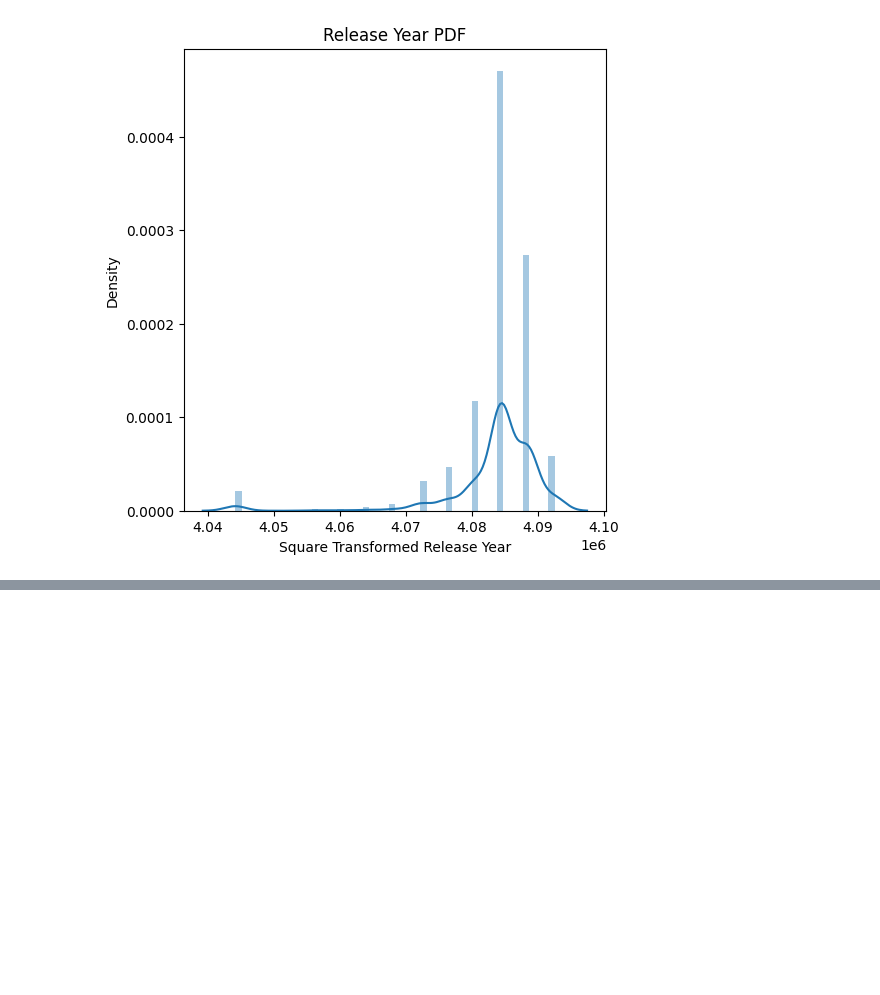
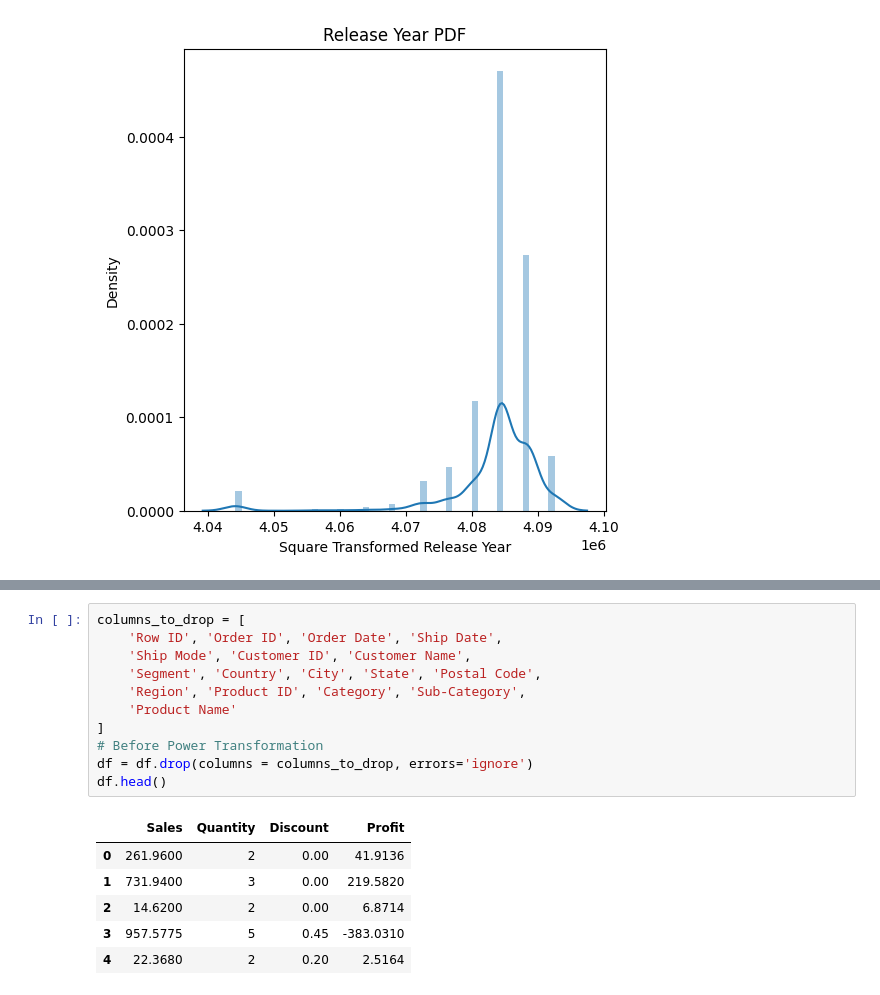
Before and after one commit to SumanGouda/Scikit-Learn-, a Jupyter notebook: DATA PROCESSING/Practice data engineering notebook.ipynb, the cells around one changed output, grey strips where cells are left out. Drawn from its saved outputs; the diff is of its cells as text; blank space fills up the shorter version.

```diff
--- a/DATA PROCESSING/Practice data engineering notebook.ipynb
+++ b/DATA PROCESSING/Practice data engineering notebook.ipynb
@@ -68,0 +80,18 @@ plt.show()
+# %%
+columns_to_drop = [
+    'Row ID', 'Order ID', 'Order Date', 'Ship Date',
+    'Ship Mode', 'Customer ID', 'Customer Name',
+    'Segment', 'Country', 'City', 'State', 'Postal Code',
+    'Region', 'Product ID', 'Category', 'Sub-Category',
+    'Product Name'
+]
+# Before Power Transformation
+df = df.drop(columns = columns_to_drop, errors='ignore')
+df.head()
+# %% [output]
+|  | Sales | Quantity | Discount | Profit |
+| 0 | 261.9600 | 2 | 0.00 | 41.9136 |
+| 1 | 731.9400 | 3 | 0.00 | 219.5820 |
+| 2 | 14.6200 | 2 | 0.00 | 6.8714 |
+| 3 | 957.5775 | 5 | 0.45 | -383.0310 |
+| 4 | 22.3680 | 2 | 0.20 | 2.5164 |
```
Also changed, not shown: parts of 8 cells of this notebook, 2 other files.
